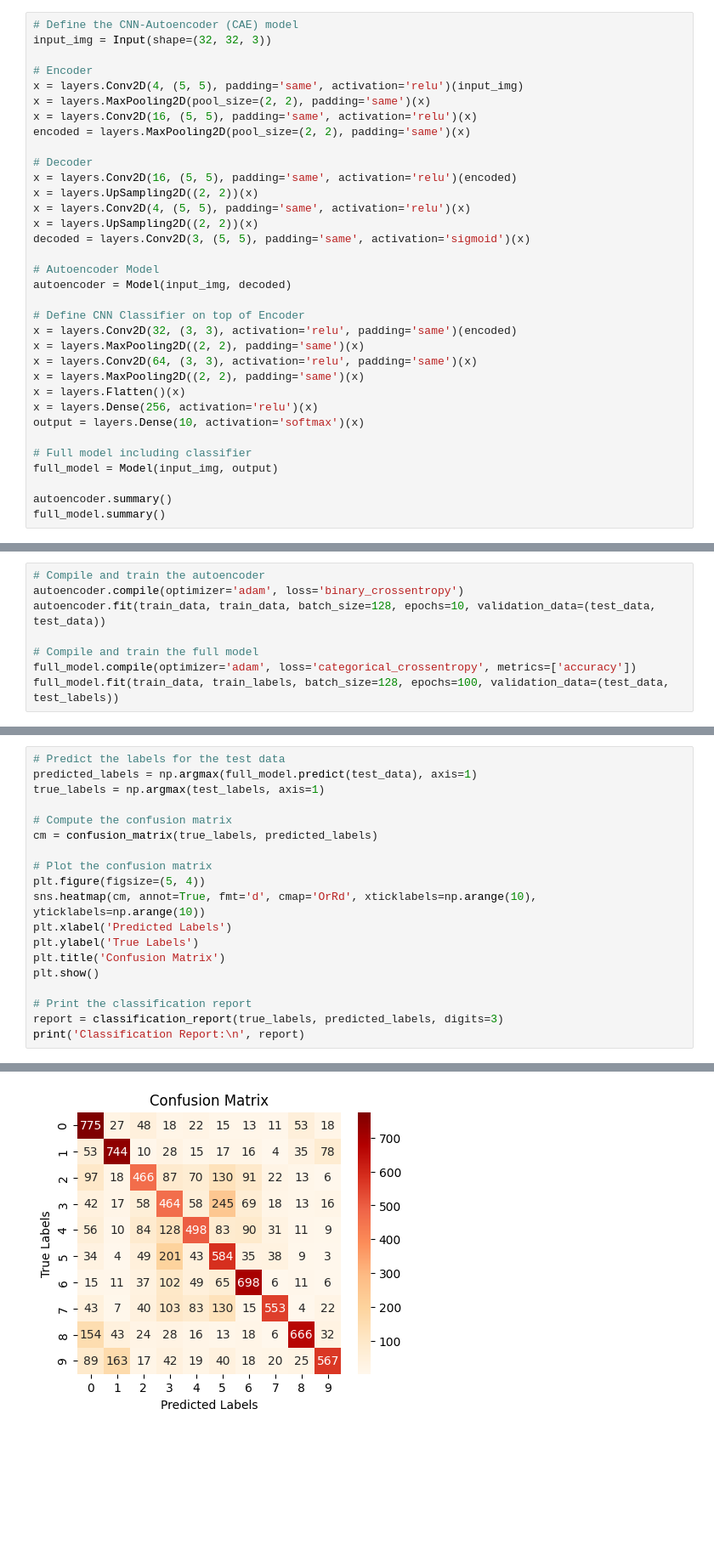
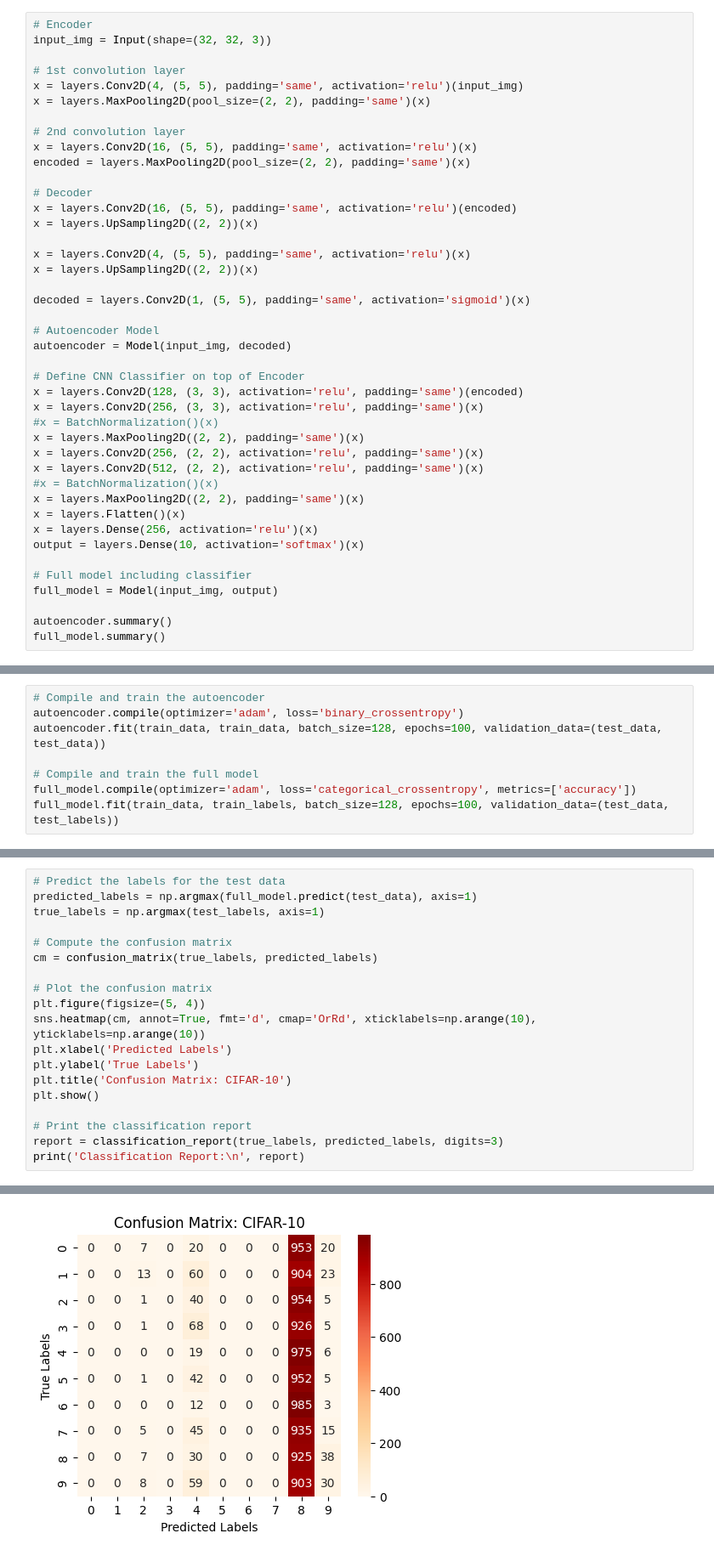
Before and after one commit to brunofigura/mlClassification, a Jupyter notebook: CAE_CIFAR10_main.ipynb, the cells around one changed output, grey strips where cells are left out. Shown at 85% size. Saved outputs shown, nothing was run; the diff lists cells and outputs as text; blank space fills up the shorter version.

```diff
--- a/CAE_CIFAR10_main.ipynb
+++ b/CAE_CIFAR10_main.ipynb
@@ -58,27 +58,35 @@ Test labels shape:
 # %%
-# Define the CNN-Autoencoder (CAE) model
+# Encoder
 input_img = Input(shape=(32, 32, 3))
 
-# Encoder
+# 1st convolution layer
 x = layers.Conv2D(4, (5, 5), padding='same', activation='relu')(input_img)
 x = layers.MaxPooling2D(pool_size=(2, 2), padding='same')(x)
+
+# 2nd convolution layer
 x = layers.Conv2D(16, (5, 5), padding='same', activation='relu')(x)
 encoded = layers.MaxPooling2D(pool_size=(2, 2), padding='same')(x)
 
 # Decoder
 x = layers.Conv2D(16, (5, 5), padding='same', activation='relu')(encoded)
 x = layers.UpSampling2D((2, 2))(x)
+
 x = layers.Conv2D(4, (5, 5), padding='same', activation='relu')(x)
 x = layers.UpSampling2D((2, 2))(x)
-decoded = layers.Conv2D(3, (5, 5), padding='same', activation='sigmoid')(x)
+
+decoded = layers.Conv2D(1, (5, 5), padding='same', activation='sigmoid')(x)
 
 # Autoencoder Model
 autoencoder = Model(input_img, decoded)
 
 # Define CNN Classifier on top of Encoder
-x = layers.Conv2D(32, (3, 3), activation='relu', padding='same')(encoded)
+x = layers.Conv2D(128, (3, 3), activation='relu', padding='same')(encoded)
+x = layers.Conv2D(256, (3, 3), activation='relu', padding='same')(x)
+#x = BatchNormalization()(x)
 x = layers.MaxPooling2D((2, 2), padding='same')(x)
-x = layers.Conv2D(64, (3, 3), activation='relu', padding='same')(x)
+x = layers.Conv2D(256, (2, 2), activation='relu', padding='same')(x)
+x = layers.Conv2D(512, (2, 2), activation='relu', padding='same')(x)
+#x = BatchNormalization()(x)
 x = layers.MaxPooling2D((2, 2), padding='same')(x)
 x = layers.Flatten()(x)
 x = layers.Dense(256, activation='relu')(x)
@@ -135,7 +143,7 @@ Model: "functional_43"
 # %%
 # Compile and train the autoencoder
 autoencoder.compile(optimizer='adam', loss='binary_crossentropy')
-autoencoder.fit(train_data, train_data, batch_size=128, epochs=10, validation_data=(test_data, test_data))
+autoencoder.fit(train_data, train_data, batch_size=128, epochs=100, validation_data=(test_data, test_data))
 
 # Compile and train the full model
 full_model.compile(optimizer='adam', loss='categorical_crossentropy', metrics=['accuracy'])
@@ -225,7 +233,7 @@ plt.figure(figsize=(5, 4))
 sns.heatmap(cm, annot=True, fmt='d', cmap='OrRd', xticklabels=np.arange(10), yticklabels=np.arange(10))
 plt.xlabel('Predicted Labels')
 plt.ylabel('True Labels')
-plt.title('Confusion Matrix')
+plt.title('Confusion Matrix: CIFAR-10')
 plt.show()
 
 # Print the classification report
@@ -236,4 +244,4 @@ print('Classification Report:\n', report)
-[figure, old version]
+[figure, new version]
 Classification Report:
                precision    recall  f1-score   support
 
```
Also changed, not shown: parts of 5 cells of this notebook, 1 other file.
